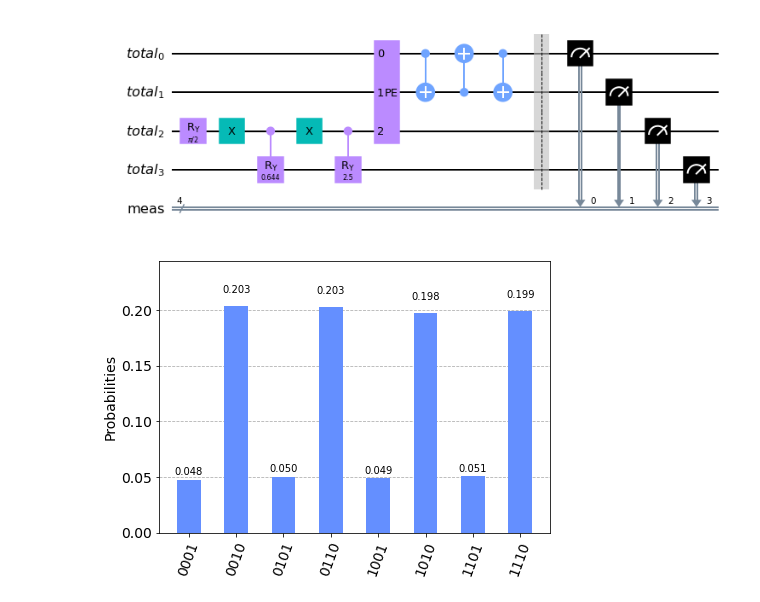
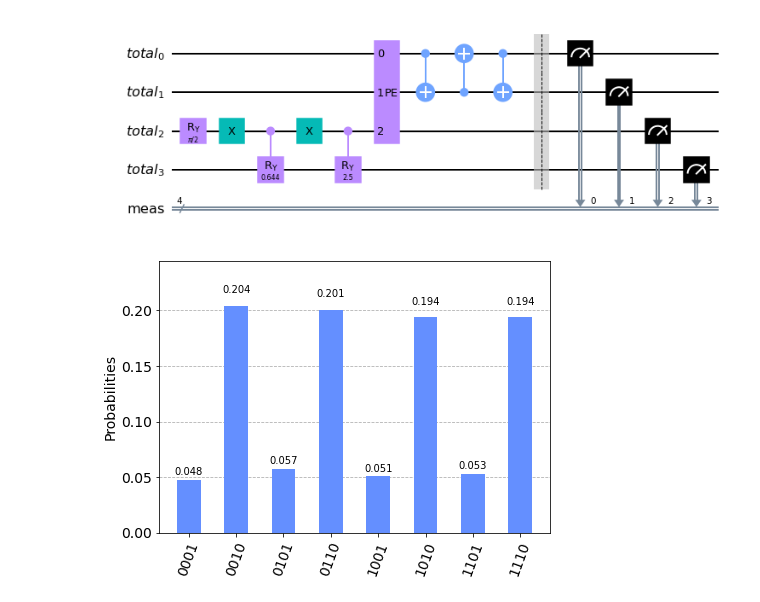
Before and after one commit to PolnareffPark/QuPCA, a Jupyter notebook: initial_tests.ipynb, the cells around one changed output. Cells and saved outputs as stored; diff of their text form; code cells hidden in the pictures.

```diff
--- a/initial_tests.ipynb
+++ b/initial_tests.ipynb
@@ -196,8 +195,8 @@ qr_total = QuantumRegister(tot_qubit, 'total')
 
 total_circuit = QuantumCircuit(qr_total , name='matrix')
 
-total_circuit.append(matrix_circuit.to_gate(), qr_total[2:])
-total_circuit.append(pe.to_gate(), qr_total[0:3])
+total_circuit.append(matrix_circuit.to_gate(), qr_total[resolution:])
+total_circuit.append(pe.to_gate(), qr_total[0:pe.num_qubits])
 # total_circuit.measure(qr_total[:2], classical[:])
 total_circuit.swap(qr_total[0],qr_total[1])
 total_circuit.measure_all()
@@ -208,9 +207,9 @@ total_circuit.decompose(reps=1).draw("mpl")
 # %%
 from qiskit.visualization import plot_histogram
 
 backend_total = Aer.get_backend("qasm_simulator")
-job = backend_total.run(transpile(total_circuit, backend=backend_total), shots=10000)
+job = backend_total.run(transpile(total_circuit, backend=backend_total), shots=5000)
 counts = job.result().get_counts()
 plot_histogram(counts)
 # %% [output]
-[figure, old version]
+[figure, new version]
```
Also changed, not shown: parts of 3 cells of this notebook.
